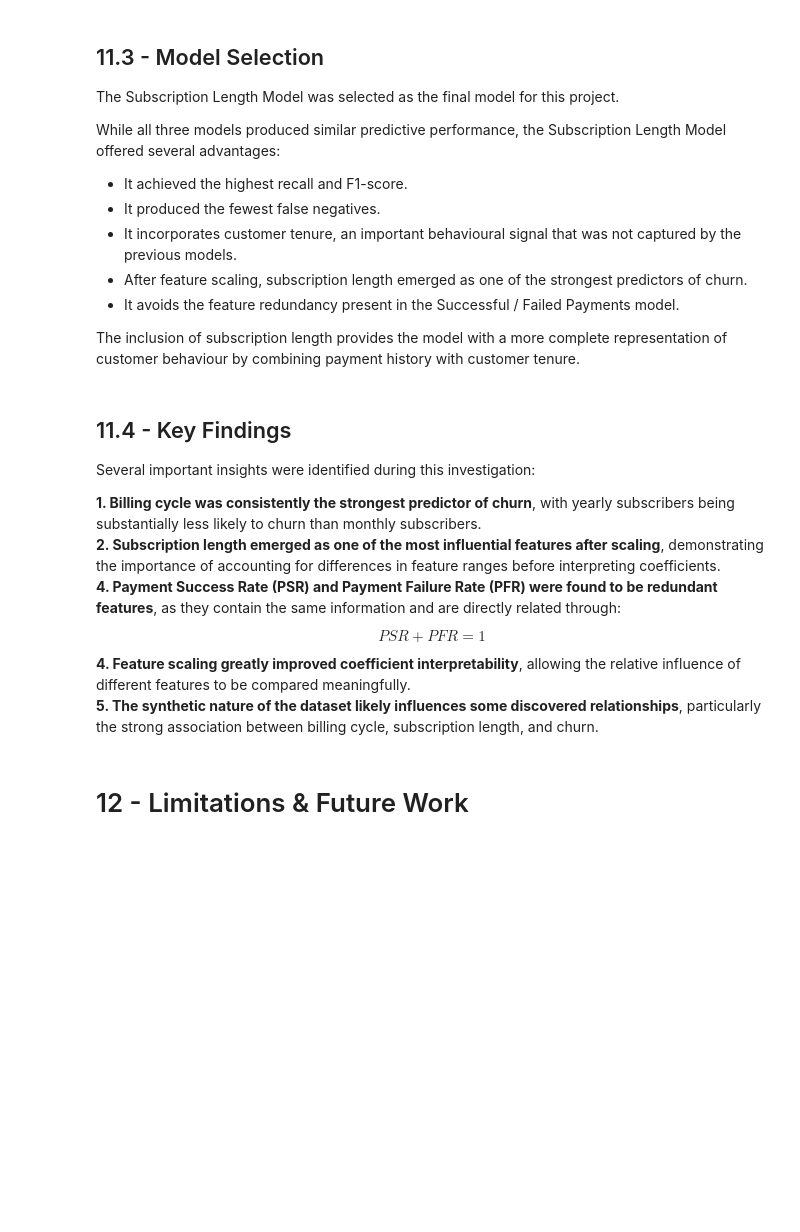
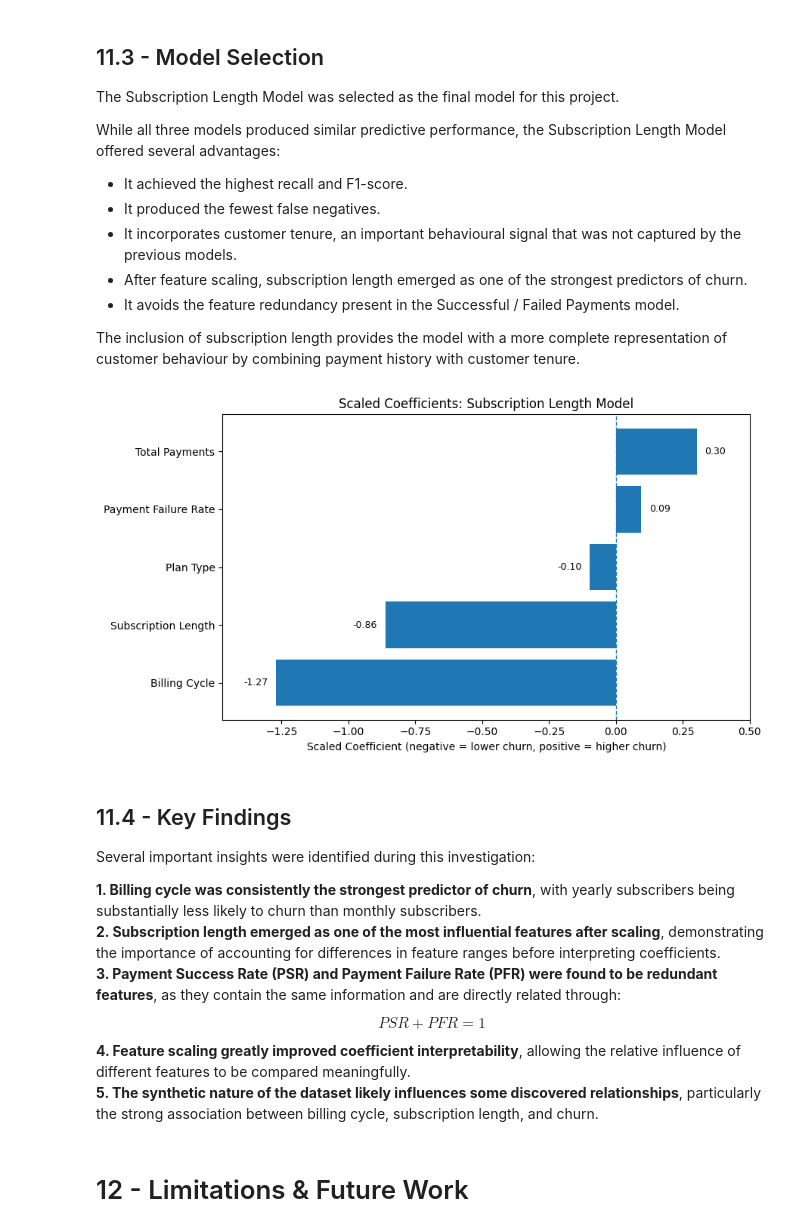
Before and after one commit to Josh-Crankshaw/subscription-analytics-sql, a Jupyter notebook: machine_learning/ml_churn_prediction.ipynb, the cells around one changed output. Drawn from its saved outputs; the diff is of its cells as text; code cells hidden in the pictures; blank space fills up the shorter version.

```diff
--- a/machine_learning/ml_churn_prediction.ipynb
+++ b/machine_learning/ml_churn_prediction.ipynb
@@ -844,6 +877,65 @@ While all three models produced similar predictive performance, the Subscription
 - It avoids the feature redundancy present in the Successful / Failed Payments model.
 
 The inclusion of subscription length provides the model with a more complete representation of customer behaviour by combining payment history with customer tenure.
+# %%
+final_coefficients = coefficients_8.copy()
+
+final_coefficients["Feature"] = final_coefficients["Feature"].replace({
+    "billing_cycle": "Billing Cycle",
+    "subscription_length_days": "Subscription Length",
+    "total_payments": "Total Payments",
+    "plan_type": "Plan Type",
+    "payment_failure_rate": "Payment Failure Rate"
+})
+
+final_coefficients = final_coefficients.sort_values(
+    by="Coefficients",
+    ascending=True
+)
+
+plt.figure(figsize=(9, 5))
+
+bars = plt.barh(
+    final_coefficients["Feature"],
+    final_coefficients["Coefficients"]
+)
+
+plt.axvline(0, linestyle="--", linewidth=1)
+
+offset = 0.03
+
+for bar in bars:
+    value = bar.get_width()
+    y_pos = bar.get_y() + bar.get_height() / 2
+
+    if value >= 0:
+        x_pos = value + offset
+        ha = "left"
+    else:
+        x_pos = value - offset
+        ha = "right"
+
+    plt.text(
+        x_pos,
+        y_pos,
+        f"{value:.2f}",
+        va="center",
+        ha=ha,
+        fontsize=9
+    )
+
+plt.xlim(
+    final_coefficients["Coefficients"].min() - 0.2,
+    final_coefficients["Coefficients"].max() + 0.2
+)
+
+plt.xlabel("Scaled Coefficient (negative = lower churn, positive = higher churn)")
+plt.title("Scaled Coefficients: Subscription Length Model")
+
+plt.tight_layout()
+plt.show()
+# %% [output]
+[figure, added]
 # %% [markdown]
 ## 11.4 - Key Findings
 
@@ -851,7 +943,7 @@ Several important insights were identified during this investigation:
 
 **1. Billing cycle was consistently the strongest predictor of churn**, with yearly subscribers being substantially less likely to churn than monthly subscribers. \
 **2. Subscription length emerged as one of the most influential features after scaling**, demonstrating the importance of accounting for differences in feature ranges before interpreting coefficients. \
-**4. Payment Success Rate (PSR) and Payment Failure Rate (PFR) were found to be redundant features**, as they contain the same information and are directly related through:
+**3. Payment Success Rate (PSR) and Payment Failure Rate (PFR) were found to be redundant features**, as they contain the same information and are directly related through:
 
 $$PSR+PFR=1$$
 **4. Feature scaling greatly improved coefficient interpretability**, allowing the relative influence of different features to be compared meaningfully.\
```
Also changed, not shown: parts of 38 cells of this notebook, 9 other files.
